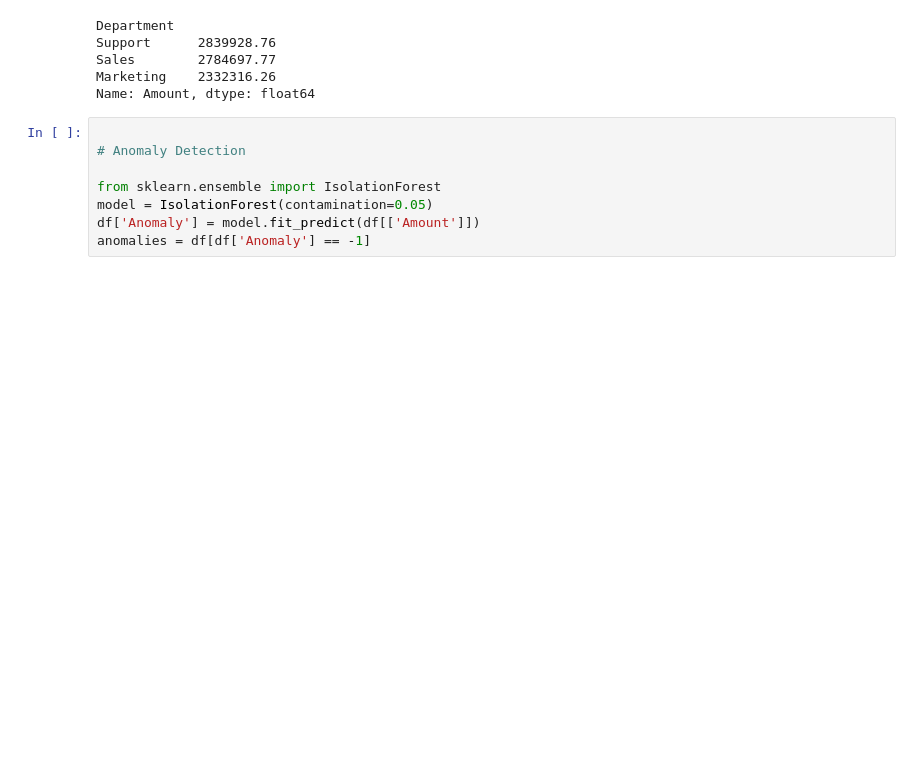
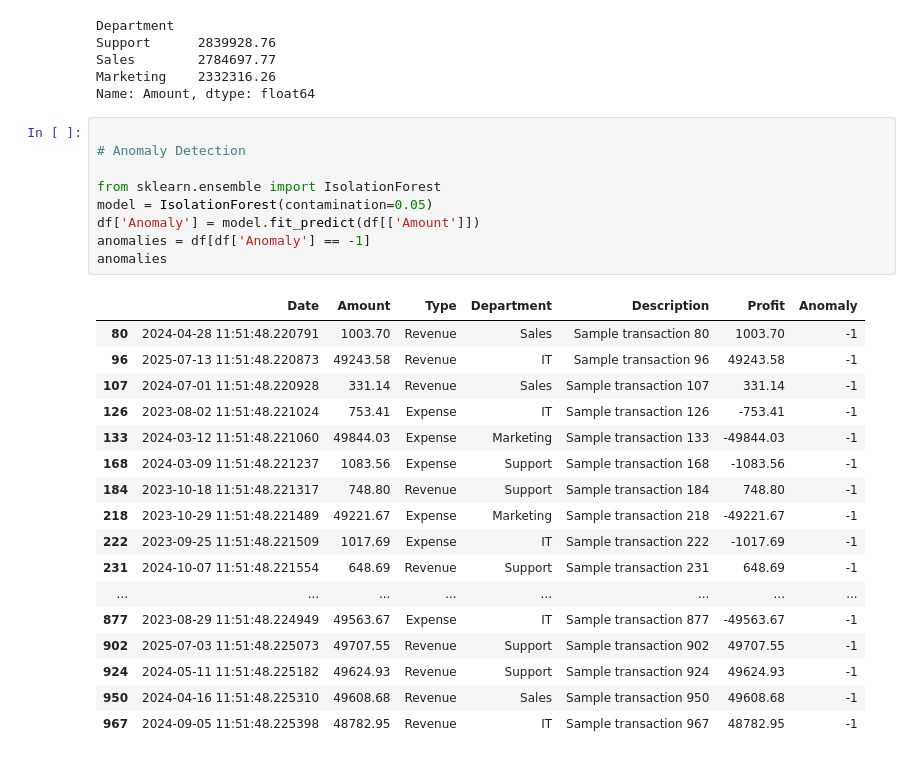
Before and after one commit to JavadTorabiKh/BusinessIntelligenceSystem, a Jupyter notebook: notebooks/financial_analysis.ipynb, the cells around one changed output. Cells and saved outputs as stored; diff of their text form; blank space fills up the shorter version.

```diff
--- a/notebooks/financial_analysis.ipynb
+++ b/notebooks/financial_analysis.ipynb
@@ -96,8 +96,27 @@ Name: Amount, dtype: float64
 # %%
 
 # Anomaly Detection
 
 from sklearn.ensemble import IsolationForest
 model = IsolationForest(contamination=0.05)
 df['Anomaly'] = model.fit_predict(df[['Amount']])
 anomalies = df[df['Anomaly'] == -1]
+anomalies
+# %% [output]
+|  | Date | Amount | Type | Department | Description | Profit | Anomaly |
+| 80 | 2024-04-28 11:51:48.220791 | 1003.70 | Revenue | Sales | Sample transaction 80 | 1003.70 | -1 |
+| 96 | 2025-07-13 11:51:48.220873 | 49243.58 | Revenue | IT | Sample transaction 96 | 49243.58 | -1 |
+| 107 | 2024-07-01 11:51:48.220928 | 331.14 | Revenue | Sales | Sample transaction 107 | 331.14 | -1 |
+| 126 | 2023-08-02 11:51:48.221024 | 753.41 | Expense | IT | Sample transaction 126 | -753.41 | -1 |
+| 133 | 2024-03-12 11:51:48.221060 | 49844.03 | Expense | Marketing | Sample transaction 133 | -49844.03 | -1 |
+| 168 | 2024-03-09 11:51:48.221237 | 1083.56 | Expense | Support | Sample transaction 168 | -1083.56 | -1 |
+| 184 | 2023-10-18 11:51:48.221317 | 748.80 | Revenue | Support | Sample transaction 184 | 748.80 | -1 |
+| 218 | 2023-10-29 11:51:48.221489 | 49221.67 | Expense | Marketing | Sample transaction 218 | -49221.67 | -1 |
+| 222 | 2023-09-25 11:51:48.221509 | 1017.69 | Expense | IT | Sample transaction 222 | -1017.69 | -1 |
+| 231 | 2024-10-07 11:51:48.221554 | 648.69 | Revenue | Support | Sample transaction 231 | 648.69 | -1 |
+| ... | ... | ... | ... | ... | ... | ... | ... |
+| 877 | 2023-08-29 11:51:48.224949 | 49563.67 | Expense | IT | Sample transaction 877 | -49563.67 | -1 |
+| 902 | 2025-07-03 11:51:48.225073 | 49707.55 | Revenue | Support | Sample transaction 902 | 49707.55 | -1 |
+| 924 | 2024-05-11 11:51:48.225182 | 49624.93 | Revenue | Support | Sample transaction 924 | 49624.93 | -1 |
+| 950 | 2024-04-16 11:51:48.225310 | 49608.68 | Revenue | Sales | Sample transaction 950 | 49608.68 | -1 |
+| 967 | 2024-09-05 11:51:48.225398 | 48782.95 | Revenue | IT | Sample transaction 967 | 48782.95 | -1 |
```
Also changed, not shown: 1 other file.
